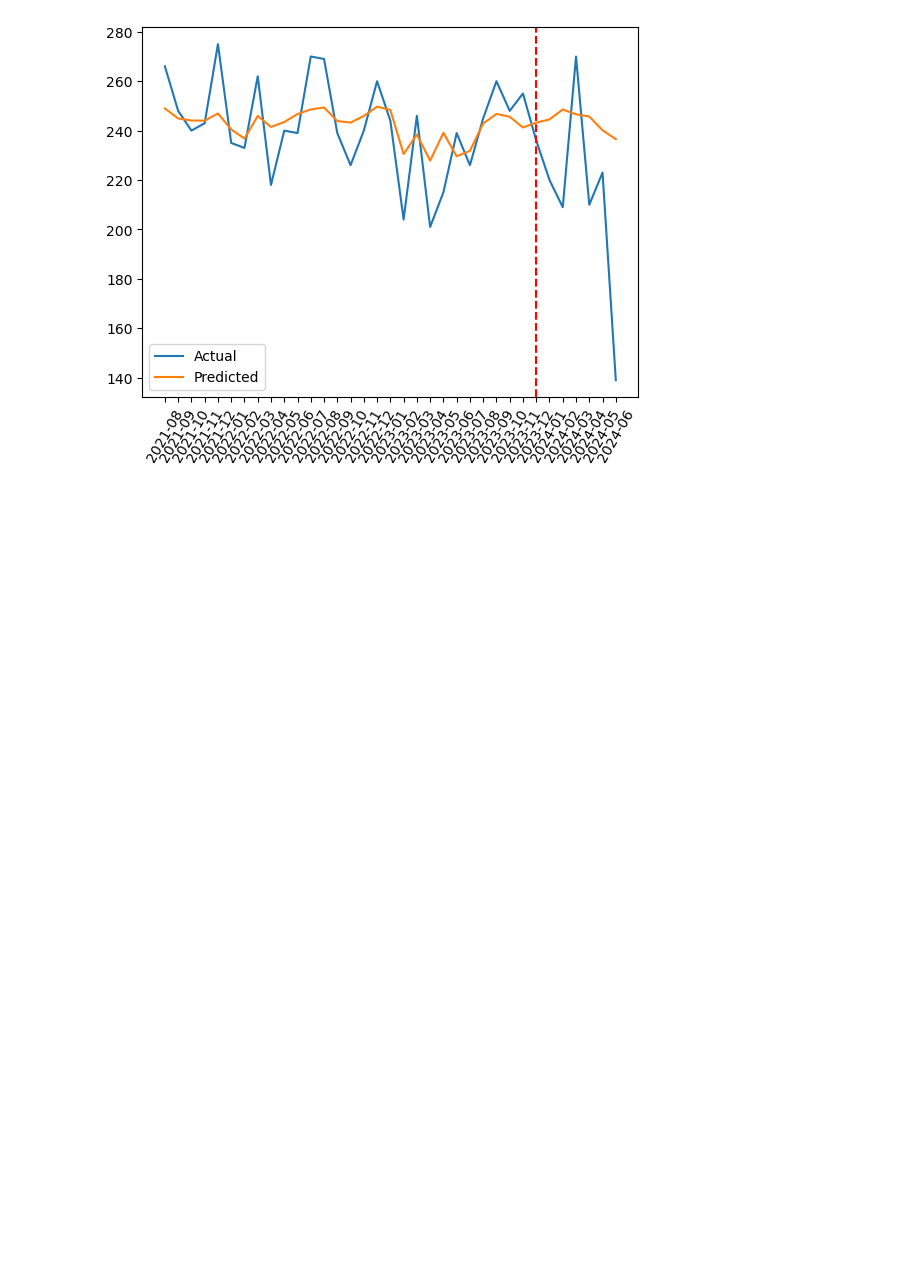
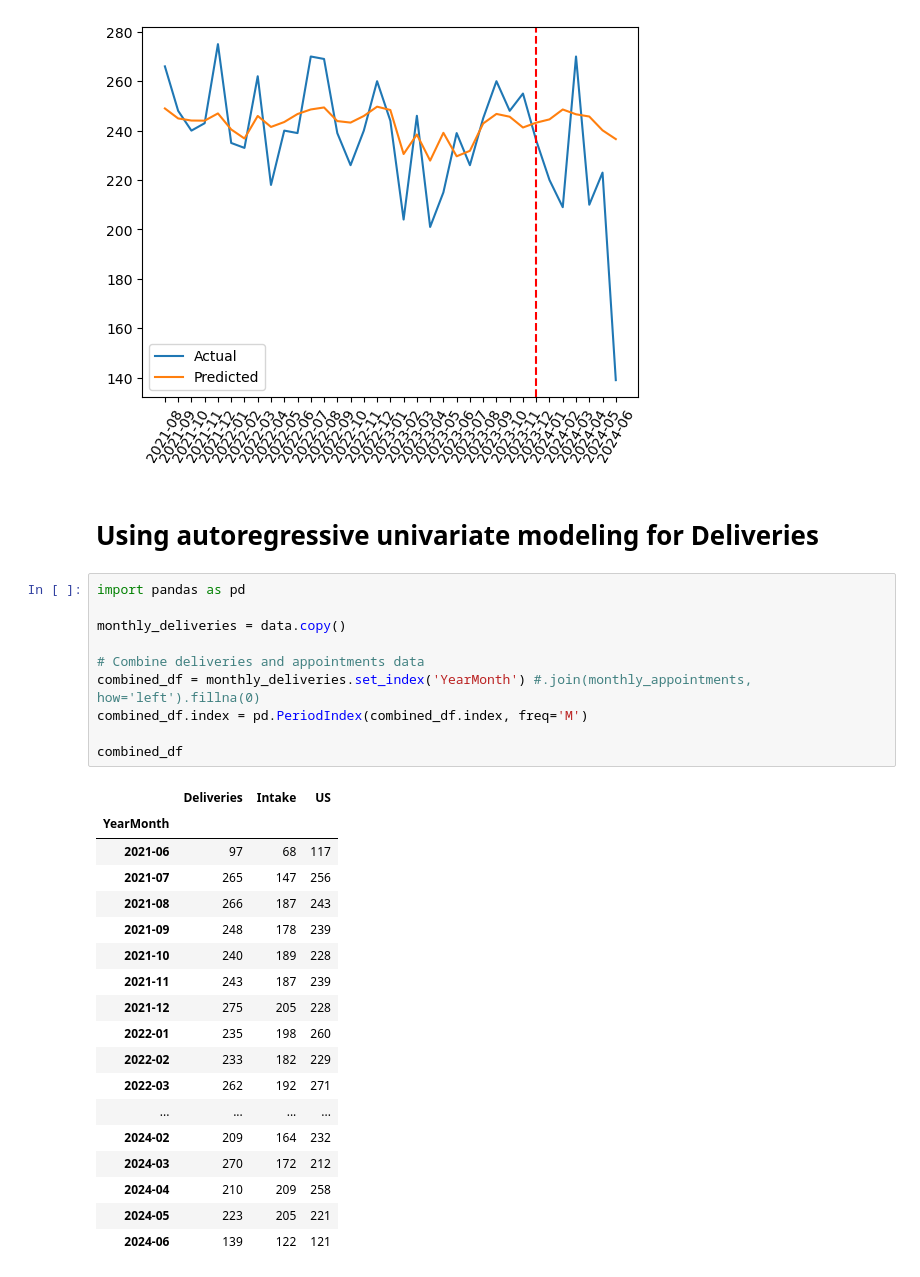
Before and after one commit to menonpg/CMU_PGSS_2024, a Jupyter notebook: L7-7192024/VisualizeTimeSeries.ipynb, the cells around one changed output. Saved outputs shown, nothing was run; the diff lists cells and outputs as text; blank space fills up the shorter version.

```diff
--- a/L7-7192024/VisualizeTimeSeries.ipynb
+++ b/L7-7192024/VisualizeTimeSeries.ipynb
@@ -144,3 +144,34 @@ Predicted deliveries: [236.56495676]
 Actual deliveries: 139
 X does not have valid feature names, but RandomForestRegressor was fitted with feature names
 [figure]
+# %% [markdown]
+# Using autoregressive univariate modeling for Deliveries
+# %%
+import pandas as pd
+
+monthly_deliveries = data.copy()
+
+# Combine deliveries and appointments data
+combined_df = monthly_deliveries.set_index('YearMonth') #.join(monthly_appointments, how='left').fillna(0)
+combined_df.index = pd.PeriodIndex(combined_df.index, freq='M')
+
+combined_df
+# %% [output]
+|  | Deliveries | Intake | US |
+| YearMonth |  |  |  |
+| 2021-06 | 97 | 68 | 117 |
+| 2021-07 | 265 | 147 | 256 |
+| 2021-08 | 266 | 187 | 243 |
+| 2021-09 | 248 | 178 | 239 |
+| 2021-10 | 240 | 189 | 228 |
+| 2021-11 | 243 | 187 | 239 |
+| 2021-12 | 275 | 205 | 228 |
+| 2022-01 | 235 | 198 | 260 |
+| 2022-02 | 233 | 182 | 229 |
+| 2022-03 | 262 | 192 | 271 |
+| ... | ... | ... | ... |
+| 2024-02 | 209 | 164 | 232 |
+| 2024-03 | 270 | 172 | 212 |
+| 2024-04 | 210 | 209 | 258 |
+| 2024-05 | 223 | 205 | 221 |
+| 2024-06 | 139 | 122 | 121 |
```
Also changed, not shown: parts of 5 cells of this notebook, 2 other files.
